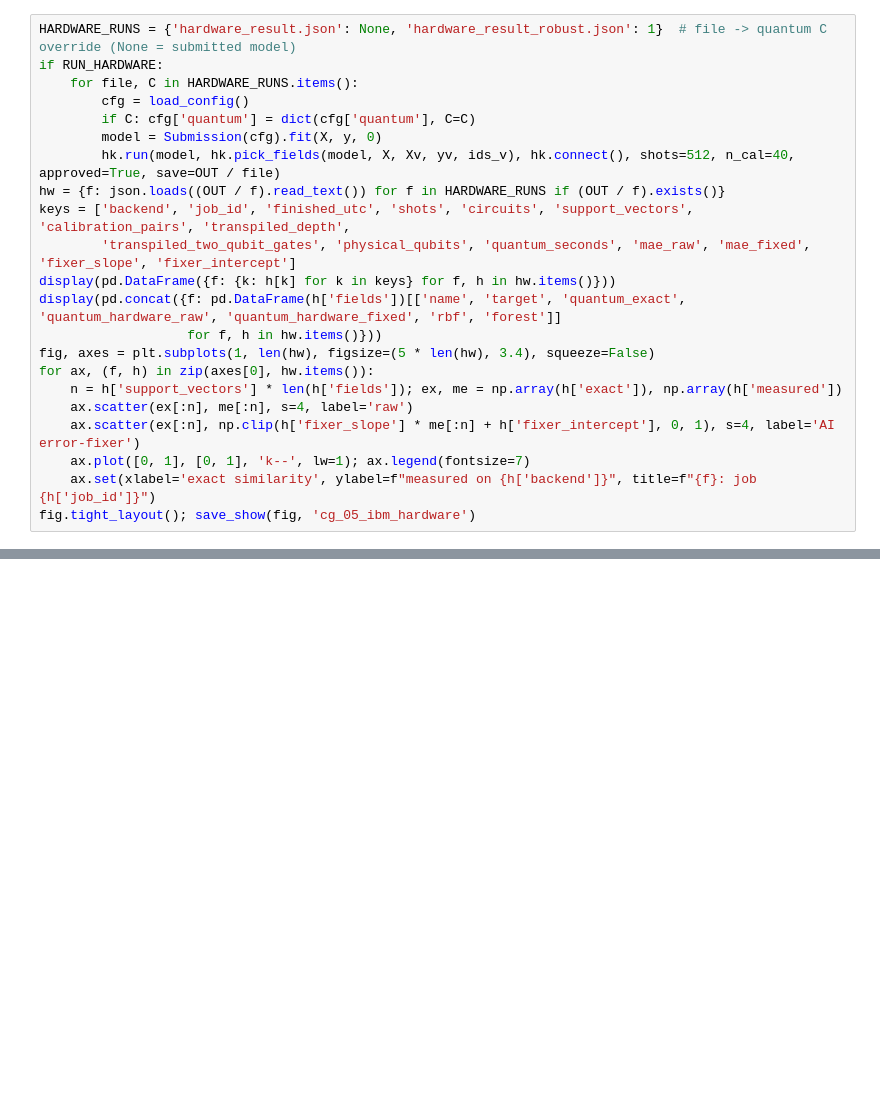
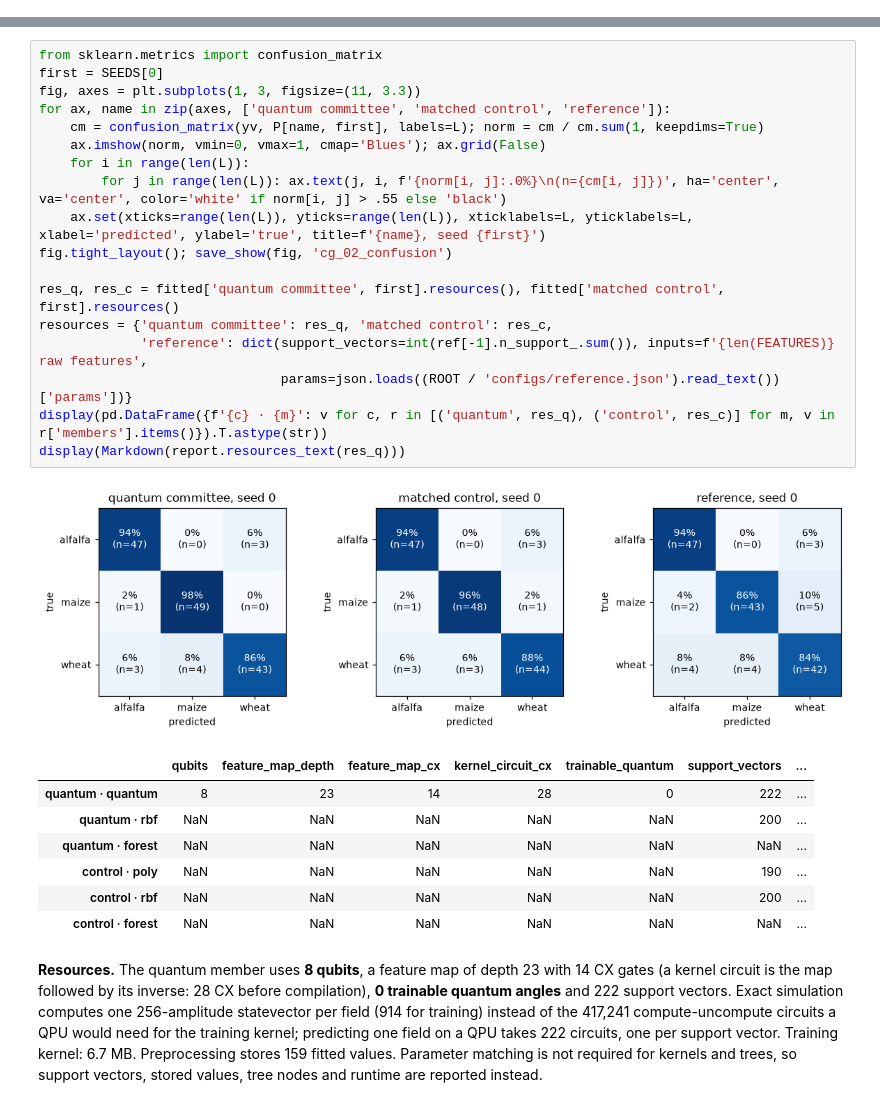
Before and after one commit to Knizmo/crop-guard-q, a Jupyter notebook: notebooks/CropGuard_Q.ipynb, the cells around one changed output, grey strips where cells are left out. Cells and saved outputs as stored; diff of their text form; blank space fills up the shorter version.

```diff
--- a/notebooks/CropGuard_Q.ipynb
+++ b/notebooks/CropGuard_Q.ipynb
@@ -409,22 +0,0 @@ The first run used the **submitted** model (C = 100). The offline scan below the
-# %%
-HARDWARE_RUNS = {'hardware_result.json': None, 'hardware_result_robust.json': 1}  # file -> quantum C override (None = submitted model)
-if RUN_HARDWARE:
-    for file, C in HARDWARE_RUNS.items():
-        cfg = load_config()
-        if C: cfg['quantum'] = dict(cfg['quantum'], C=C)
-        model = Submission(cfg).fit(X, y, 0)
-        hk.run(model, hk.pick_fields(model, X, Xv, yv, ids_v), hk.connect(), shots=512, n_cal=40, approved=True, save=OUT / file)
-hw = {f: json.loads((OUT / f).read_text()) for f in HARDWARE_RUNS if (OUT / f).exists()}
-keys = ['backend', 'job_id', 'finished_utc', 'shots', 'circuits', 'support_vectors', 'calibration_pairs', 'transpiled_depth',
-        'transpiled_two_qubit_gates', 'physical_qubits', 'quantum_seconds', 'mae_raw', 'mae_fixed', 'fixer_slope', 'fixer_intercept']
-display(pd.DataFrame({f: {k: h[k] for k in keys} for f, h in hw.items()}))
-display(pd.concat({f: pd.DataFrame(h['fields'])[['name', 'target', 'quantum_exact', 'quantum_hardware_raw', 'quantum_hardware_fixed', 'rbf', 'forest']]
-                   for f, h in hw.items()}))
-fig, axes = plt.subplots(1, len(hw), figsize=(5 * len(hw), 3.4), squeeze=False)
-for ax, (f, h) in zip(axes[0], hw.items()):
-    n = h['support_vectors'] * len(h['fields']); ex, me = np.array(h['exact']), np.array(h['measured'])
-    ax.scatter(ex[:n], me[:n], s=4, label='raw')
-    ax.scatter(ex[:n], np.clip(h['fixer_slope'] * me[:n] + h['fixer_intercept'], 0, 1), s=4, label='AI error-fixer')
-    ax.plot([0, 1], [0, 1], 'k--', lw=1); ax.legend(fontsize=7)
-    ax.set(xlabel='exact similarity', ylabel=f"measured on {h['backend']}", title=f"{f}: job {h['job_id']}")
-fig.tight_layout(); save_show(fig, 'cg_05_ibm_hardware')
@@ -503,0 +188,28 @@ save_show(fig, 'cg_06_hardware_readiness')
+# %%
+from sklearn.metrics import confusion_matrix
+first = SEEDS[0]
+fig, axes = plt.subplots(1, 3, figsize=(11, 3.3))
+for ax, name in zip(axes, ['quantum committee', 'matched control', 'reference']):
+    cm = confusion_matrix(yv, P[name, first], labels=L); norm = cm / cm.sum(1, keepdims=True)
+    ax.imshow(norm, vmin=0, vmax=1, cmap='Blues'); ax.grid(False)
+    for i in range(len(L)):
+        for j in range(len(L)): ax.text(j, i, f'{norm[i, j]:.0%}\n(n={cm[i, j]})', ha='center', va='center', color='white' if norm[i, j] > .55 else 'black')
+    ax.set(xticks=range(len(L)), yticks=range(len(L)), xticklabels=L, yticklabels=L, xlabel='predicted', ylabel='true', title=f'{name}, seed {first}')
+fig.tight_layout(); save_show(fig, 'cg_02_confusion')
+
+res_q, res_c = fitted['quantum committee', first].resources(), fitted['matched control', first].resources()
+resources = {'quantum committee': res_q, 'matched control': res_c,
+             'reference': dict(support_vectors=int(ref[-1].n_support_.sum()), inputs=f'{len(FEATURES)} raw features',
+                               params=json.loads((ROOT / 'configs/reference.json').read_text())['params'])}
+display(pd.DataFrame({f'{c} · {m}': v for c, r in [('quantum', res_q), ('control', res_c)] for m, v in r['members'].items()}).T.astype(str))
+display(Markdown(report.resources_text(res_q)))
+# %% [output]
+[figure, added]
+|  | qubits | feature_map_depth | feature_map_cx | kernel_circuit_cx | trainable_quantum | support_vectors | ... |
+| quantum · quantum | 8 | 23 | 14 | 28 | 0 | 222 | ... |
+| quantum · rbf | NaN | NaN | NaN | NaN | NaN | 200 | ... |
+| quantum · forest | NaN | NaN | NaN | NaN | NaN | NaN | ... |
+| control · poly | NaN | NaN | NaN | NaN | NaN | 190 | ... |
+| control · rbf | NaN | NaN | NaN | NaN | NaN | 200 | ... |
+| control · forest | NaN | NaN | NaN | NaN | NaN | NaN | ... |
+**Resources.** The quantum member uses **8 qubits**, a feature map of depth 23 with 14 CX gates (a kernel circuit is the map followed by its inverse: 28 CX before compilation), **0 trainable quantum angles** and 222 support vectors. Exact simulation computes one 256-amplitude statevector per field (914 for training) instead of the 417,241 compute-uncompute circuits a QPU would need for the training kernel; predicting one field on a QPU takes 222 circuits, one per support vector. Training kernel: 6.7 MB. Preprocessing stores 159 fitted values. Parameter matching is not required for kernels and trees, so support vectors, stored values, tree nodes and runtime are reported instead.
```
Also changed, not shown: parts of 44 cells of this notebook, 25 other files.
